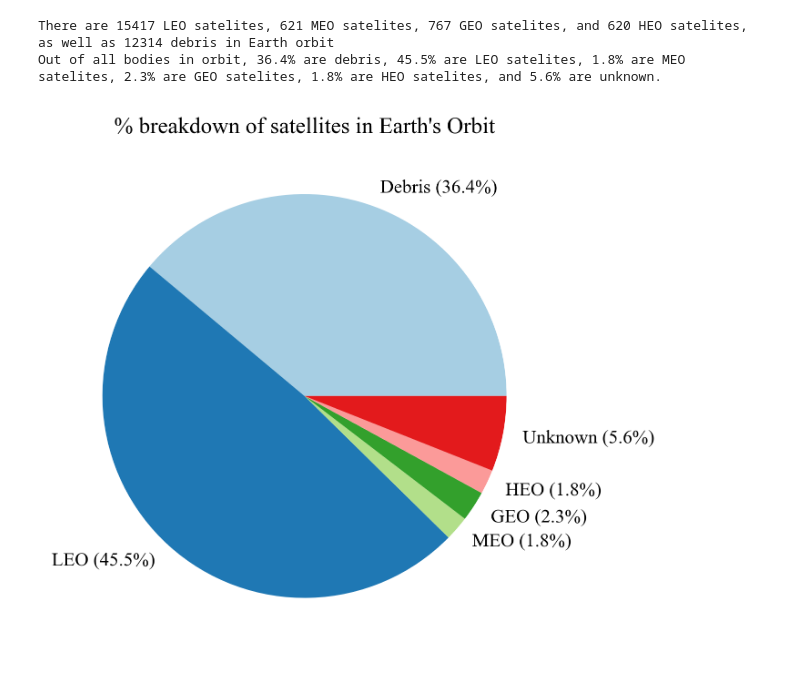
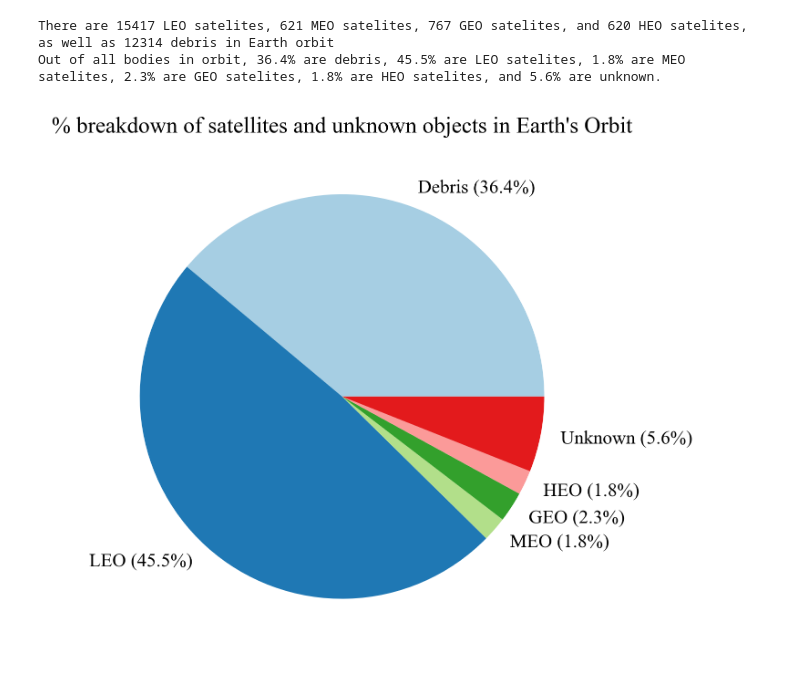
Before and after one commit to smumladze/Satellite-Classification, a Jupyter notebook: generalDataExploration.ipynb, the cells around one changed output. Drawn from its saved outputs; the diff is of its cells as text; code cells hidden in the pictures.

```diff
--- a/generalDataExploration.ipynb
+++ b/generalDataExploration.ipynb
@@ -164,32 +164,32 @@ Out of all bodies in orbit, 36.4% are debris, 45.5% are LEO satelites, 1.8% are
 import matplotlib.pyplot as plt
 
 # Set fonts
 plt.rcParams["font.family"] = "serif"
 plt.rcParams["font.serif"] = ["Times New Roman"]
 
 # PI chart
 plt.figure(dpi=300)
 customColors = plt.get_cmap('Paired').colors[:6]
 
 # Data labels and sizes
 raw_labels = ['Debris', 'LEO', 'MEO', 'GEO', 'HEO', 'Unknown']
 sizes = [
     len(debris)/totalNum*100,
     len(LEOsat)/totalNum*100,
     len(MEOsat)/totalNum*100,
     len(GEOsat)/totalNum*100,
     len(HEOSat)/totalNum*100,
     len(unknownSat)/totalNum*100
 ]
 
 # Format labels to include percentage points in parentheses
 labels = [f"{label} ({size:.1f}%)" for label, size in zip(raw_labels, sizes)]
 
 # Create the pie chart
 plt.pie(sizes, labels=labels, colors=customColors)
 
 # Display the chart
-plt.title("% breakdown of satellites in Earth's Orbit", loc='center')
+plt.title("% breakdown of satellites and unknown objects in Earth's Orbit", loc='center')
 plt.show()
 # %% [output]
-[figure, old version]
+[figure, new version]
```
Also changed, not shown: parts of 4 cells of this notebook, 4 other files.
